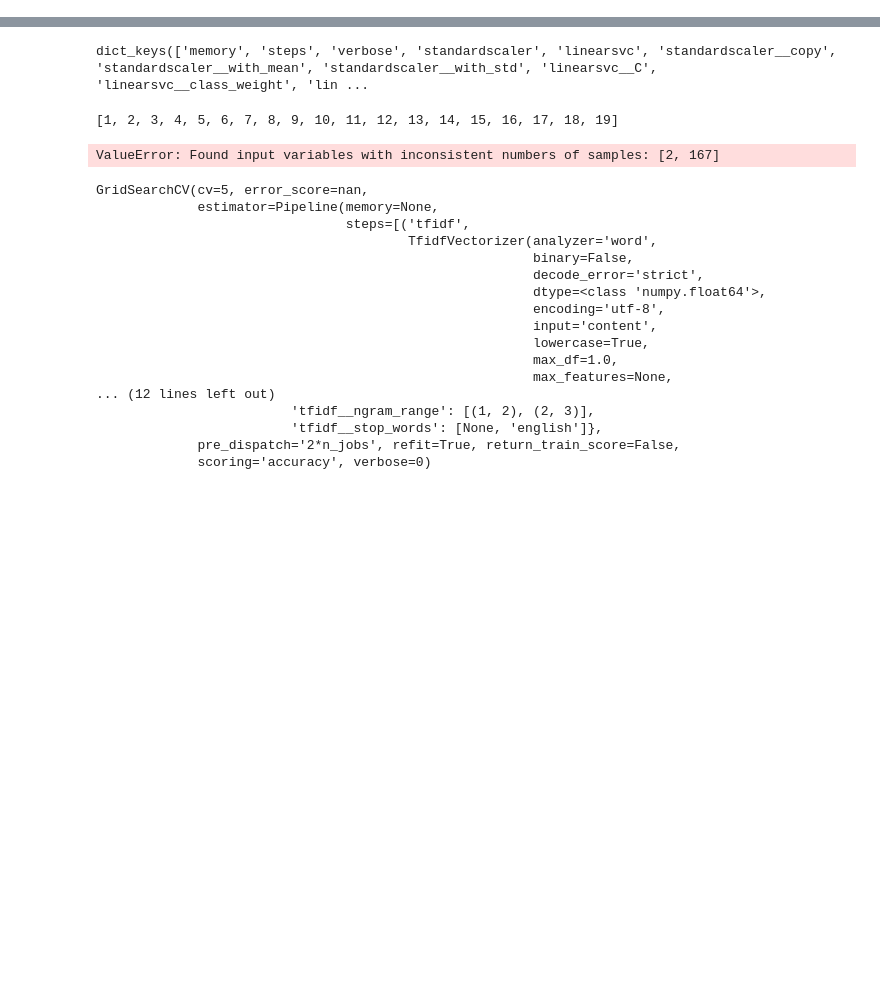
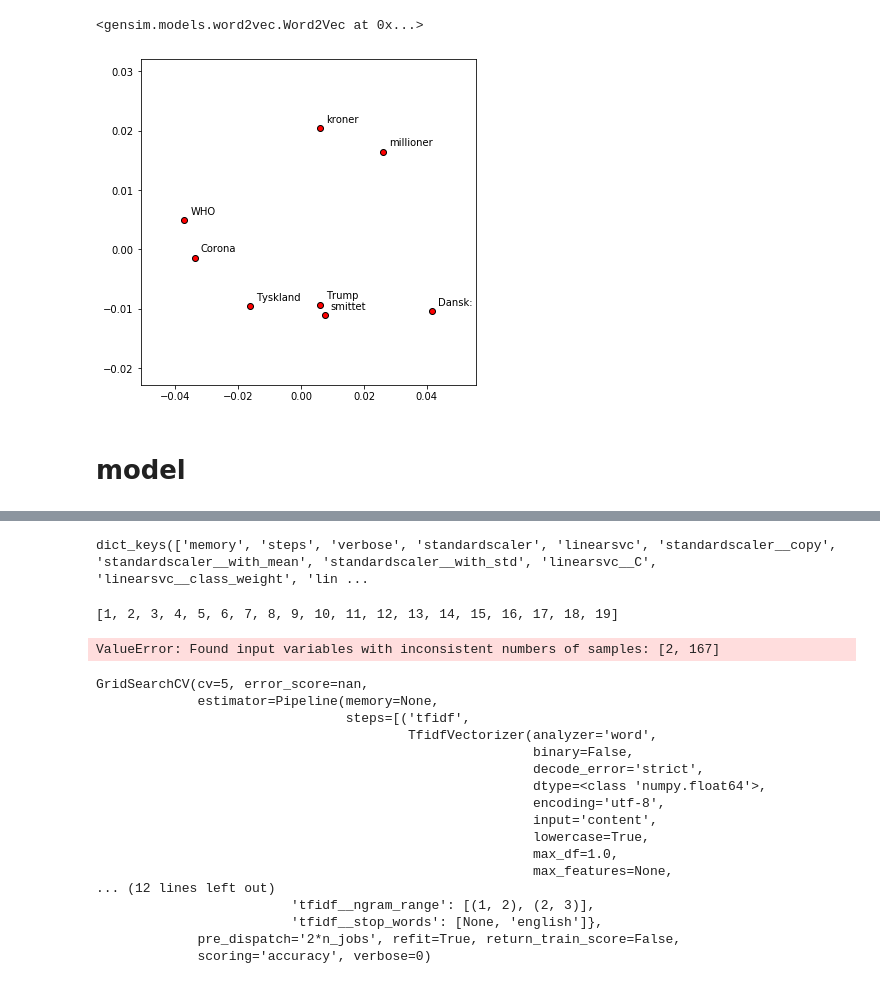
Before and after one commit to isds47/Isds47, a Jupyter notebook: Machine learning/Machine Learning.ipynb, the cells around one changed output, grey strips where cells are left out. Cells and saved outputs as stored; diff of their text form; code cells hidden in the pictures; blank space fills up the shorter version.

```diff
--- a/Machine learning/Machine Learning.ipynb
+++ b/Machine learning/Machine Learning.ipynb
@@ -36,2 +64,4 @@ data = data.reset_index()
+# %%
+X_test_split = [sent.split(' ') for sent in X_test]
 # %%
 # Bag of Words
@@ -42,10 +77,0 @@ X_test_bow = vectorizer.transform(df_test.review.values)
-# %%
-len_head = []
-len_bread = []
-for i in data['2']:
-    len_head.append(len(i))
-for i in data['3']:
-    len_bread.append(len(i))
-pd
-y = data['1'][:500]
-X = pd.DataFrame({'len_bread': len_bread[:500], 'len_head': len_head[:500]})
@@ -73,0 +158,5 @@ X_dev
+# %%
+from gensim.models import Word2Vec
+
+# using the train_sents from earlier (the lowercased and tokenized sentences)
+model = Word2Vec(X_test_split, size=100, min_count = 10, workers = 2)
@@ -73,0 +167,5 @@ X_dev
+# %%
+for i, word in enumerate(model.wv.vocab):
+    if i == 100:
+        break
+    print(word)
@@ -73,0 +190,26 @@ X_dev
+# %%
+model
+# %% [output]
+<gensim.models.word2vec.Word2Vec at 0x...>
+# %%
+# Reducing the 50-dimensional vectors to 2 dimensions in order to visualise selected words.
+from sklearn.decomposition import PCA
+
+words = ['Corona', 'Tyskland', 'Dansk:', 'kroner', 'Trump', 'WHO', 'millioner', 'smittet']
+
+X = [model.wv['Corona'], model.wv['Tyskland'],
+     model.wv['Dansk'], model.wv['kroner'],
+     model.wv['Trump'], model.wv['WHO'],
+     model.wv['millioner'], model.wv['smittet']]
+
+pca = PCA(n_components=2)
+X_r = pca.fit(X).transform(X)
+
+plt.figure(figsize=(6,6))
+plt.scatter(X_r[:,0], X_r[:,1], edgecolors='k', c='r')
+for word, (x,y) in zip(words, X_r):
+    plt.text(x+0.002, y+0.001, word)
+# %% [output]
+[figure, added]
+# %% [markdown]
+# model
```
Also changed, not shown: parts of 30 cells of this notebook, 2 other files.
